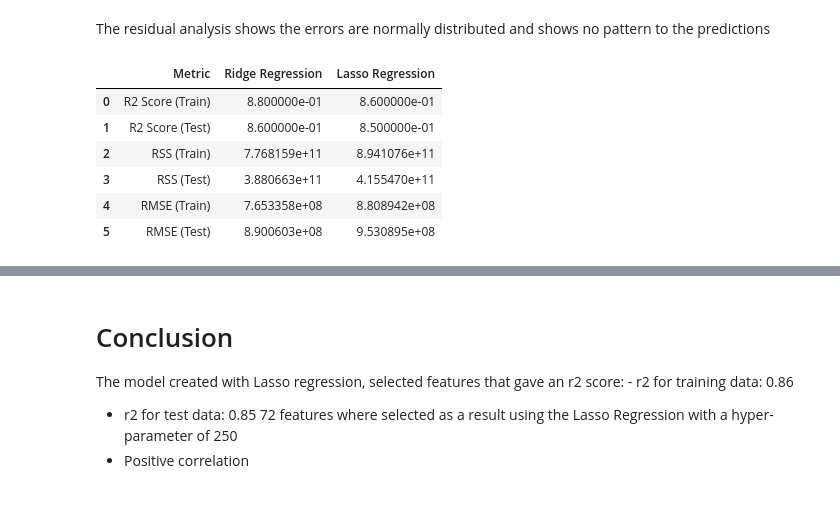
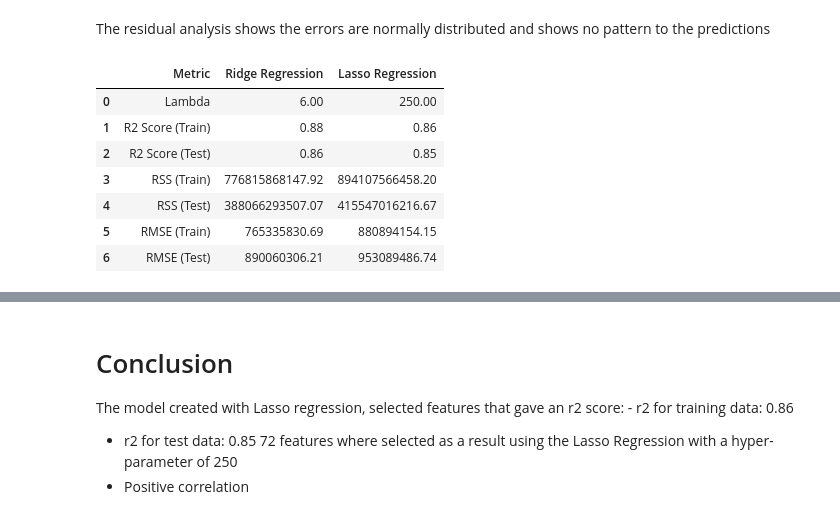
Before and after one commit to jtkSource/surprise-housing, a Jupyter notebook: surprise-housing.ipynb, the cells around one changed output, grey strips where cells are left out. Saved outputs shown, nothing was run; the diff lists cells and outputs as text; code cells hidden in the pictures.

```diff
--- a/surprise-housing.ipynb
+++ b/surprise-housing.ipynb
@@ -865,7 +868,7 @@ Selected features: 72
 y_pred_train = lasso.predict(X_train)
 y_pred_test = lasso.predict(X_test)
 
-metric = []
+metric = [alpha]
 r2_train_lr = round(r2_score(y_train, y_pred_train),2)
 print("r2 for training data: {}".format(r2_train_lr))
 metric.append(r2_train_lr)
@@ -953,6 +956,7 @@ print(model_cv.best_params_)
 {'alpha': 6.0}
 # %%
 alpha = model_cv.best_params_['alpha']
+
 print("Setting hyper-parameter to {}".format(alpha))
 ridge = Ridge(alpha=alpha)
 ridge.fit(X_train, y_train)
@@ -965,7 +969,7 @@ y_pred_train = ridge.predict(X_train)
 
 y_pred_test = ridge.predict(X_test)
 
-metric2 = []
+metric2 = [alpha]
 r2_train_lr = round(r2_score(y_train, y_pred_train),2)
 print("r2 for training data: {}".format(r2_train_lr))
 metric2.append(r2_train_lr)
@@ -1021,28 +1025,30 @@ plt.show()
 The residual analysis shows the errors are normally distributed and shows no pattern to the predictions
 # %%
 # comparing the metrics
-lr_table = {'Metric': ['R2 Score (Train)', 'R2 Score (Test)',
+lr_table = {'Metric': ['Lambda',
+                       'R2 Score (Train)', 'R2 Score (Test)',
                        'RSS (Train)', 'RSS (Test)',
                        'RMSE (Train)', 'RMSE (Test)'],
             }
 
 lr_metric = pd.DataFrame(lr_table, columns=['Metric'])
 
 rg_metric = pd.Series(metric2, name='Ridge Regression')
 ls_metric = pd.Series(metric, name='Lasso Regression')
 
 final_metric = pd.concat([lr_metric, rg_metric, ls_metric], axis=1)
-
+pd.set_option('display.float_format', lambda x: '%.2f' % x)
 final_metric
 ## Lets observe the changes in the coefficients after regularization
 # %% [output]
 |  | Metric | Ridge Regression | Lasso Regression |
-| 0 | R2 Score (Train) | 8.800000e-01 | 8.600000e-01 |
-| 1 | R2 Score (Test) | 8.600000e-01 | 8.500000e-01 |
-| 2 | RSS (Train) | 7.768159e+11 | 8.941076e+11 |
-| 3 | RSS (Test) | 3.880663e+11 | 4.155470e+11 |
-| 4 | RMSE (Train) | 7.653358e+08 | 8.808942e+08 |
-| 5 | RMSE (Test) | 8.900603e+08 | 9.530895e+08 |
+| 0 | Lambda | 6.00 | 250.00 |
+| 1 | R2 Score (Train) | 0.88 | 0.86 |
+| 2 | R2 Score (Test) | 0.86 | 0.85 |
+| 3 | RSS (Train) | 776815868147.92 | 894107566458.20 |
+| 4 | RSS (Test) | 388066293507.07 | 415547016216.67 |
+| 5 | RMSE (Train) | 765335830.69 | 880894154.15 |
+| 6 | RMSE (Test) | 890060306.21 | 953089486.74 |
 # %%
 # comparing the coefficients
 betas = pd.DataFrame(index=X.columns)
```
Also changed, not shown: parts of 13 cells of this notebook, 2 other files.
